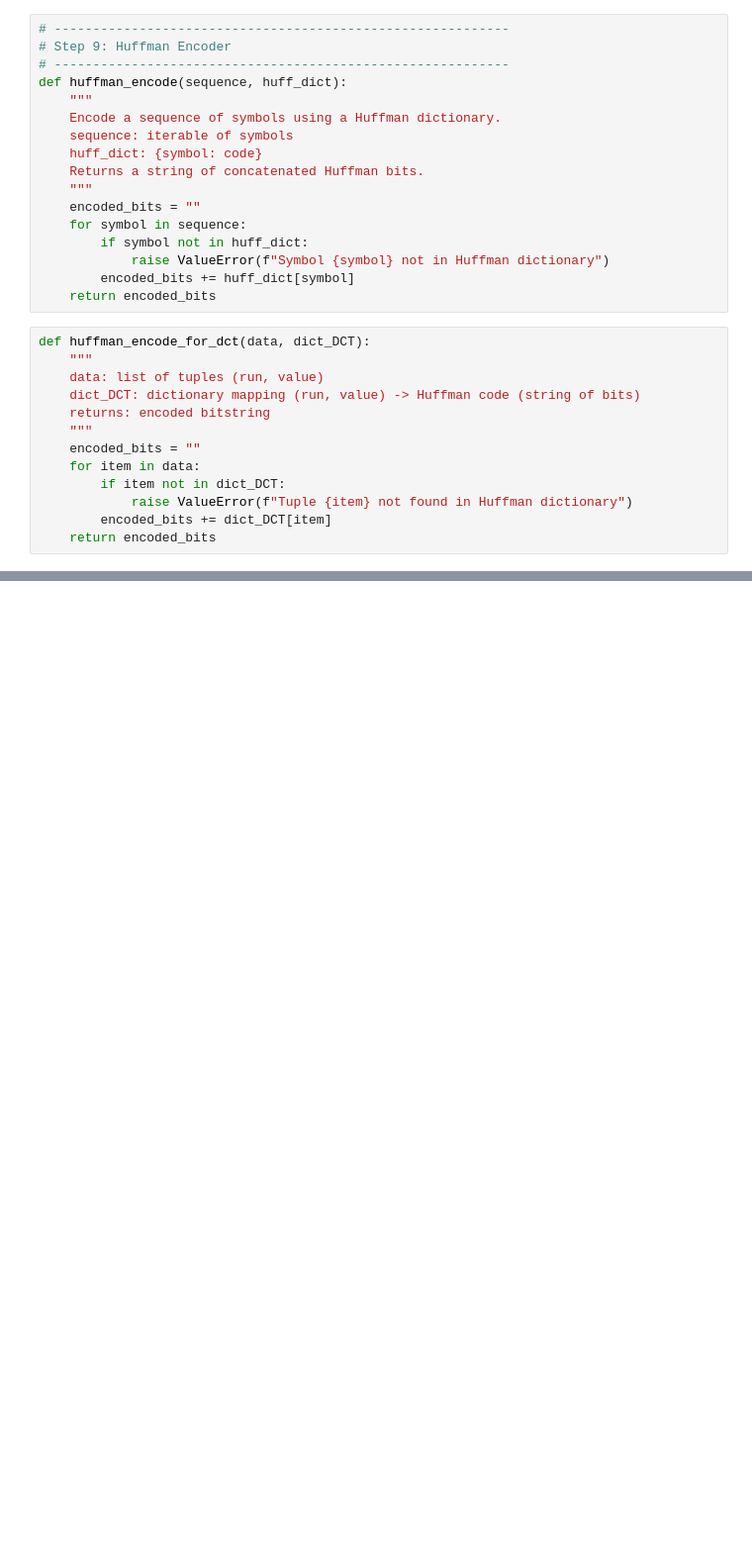
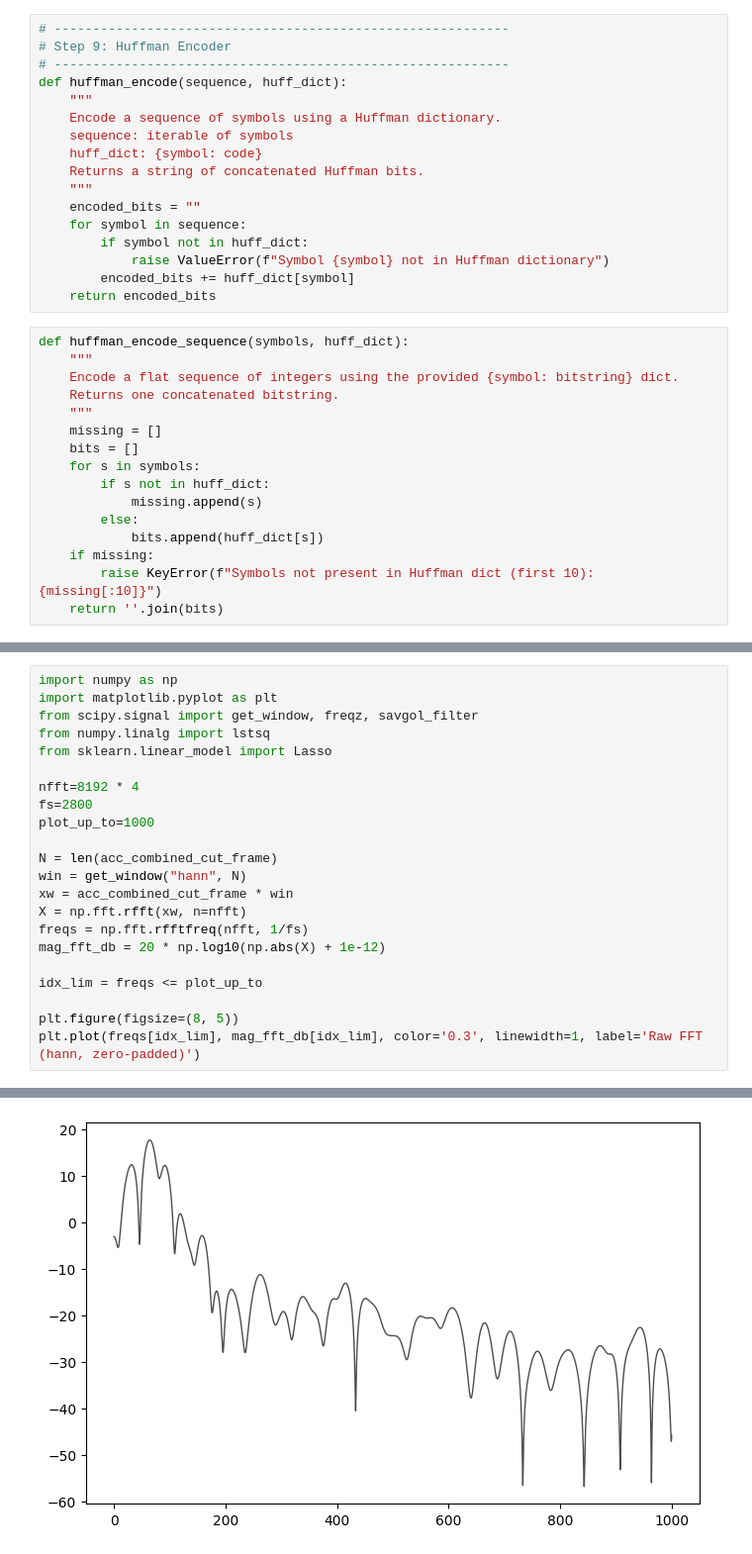
Before and after one commit to cwcyenk/PVC-SLP-Reproduction, a Jupyter notebook: PVC-SLP_encoder.ipynb, the cells around one changed output, grey strips where cells are left out. Shown at 99% size. Saved outputs shown, nothing was run; the diff lists cells and outputs as text; blank space fills up the shorter version.

Commit message:
Update encoder

```diff
--- a/PVC-SLP_encoder.ipynb
+++ b/PVC-SLP_encoder.ipynb
@@ -142,18 +281,21 @@ def huffman_encode(sequence, huff_dict):
         encoded_bits += huff_dict[symbol]
     return encoded_bits
 # %%
-def huffman_encode_for_dct(data, dict_DCT):
+def huffman_encode_sequence(symbols, huff_dict):
     """
-    data: list of tuples (run, value)
-    dict_DCT: dictionary mapping (run, value) -> Huffman code (string of bits)
-    returns: encoded bitstring
+    Encode a flat sequence of integers using the provided {symbol: bitstring} dict.
+    Returns one concatenated bitstring.
     """
-    encoded_bits = ""
-    for item in data:
-        if item not in dict_DCT:
-            raise ValueError(f"Tuple {item} not found in Huffman dictionary")
-        encoded_bits += dict_DCT[item]
-    return encoded_bits
+    missing = []
+    bits = []
+    for s in symbols:
+        if s not in huff_dict:
+            missing.append(s)
+        else:
+            bits.append(huff_dict[s])
+    if missing:
+        raise KeyError(f"Symbols not present in Huffman dict (first 10): {missing[:10]}")
+    return ''.join(bits)
 # %%
 # -----------------------------------------------------------
 # Example Run
@@ -264,0 +415,23 @@ plt.plot(np.arange(2800),material[])
+# %%
+import numpy as np
+import matplotlib.pyplot as plt
+from scipy.signal import get_window, freqz, savgol_filter
+from numpy.linalg import lstsq
+from sklearn.linear_model import Lasso
+
+nfft=8192 * 4
+fs=2800
+plot_up_to=1000
+
+N = len(acc_combined_cut_frame)
+win = get_window("hann", N)
+xw = acc_combined_cut_frame * win
+X = np.fft.rfft(xw, n=nfft)
+freqs = np.fft.rfftfreq(nfft, 1/fs)
+mag_fft_db = 20 * np.log10(np.abs(X) + 1e-12)
+
+idx_lim = freqs <= plot_up_to
+
+plt.figure(figsize=(8, 5))
+plt.plot(freqs[idx_lim], mag_fft_db[idx_lim], color='0.3', linewidth=1, label='Raw FFT (hann, zero-padded)')
+# %% [output]
@@ -264,0 +439 @@ plt.plot(np.arange(2800),material[])
+[figure, added]
```
Also changed, not shown: parts of 12 cells of this notebook.
